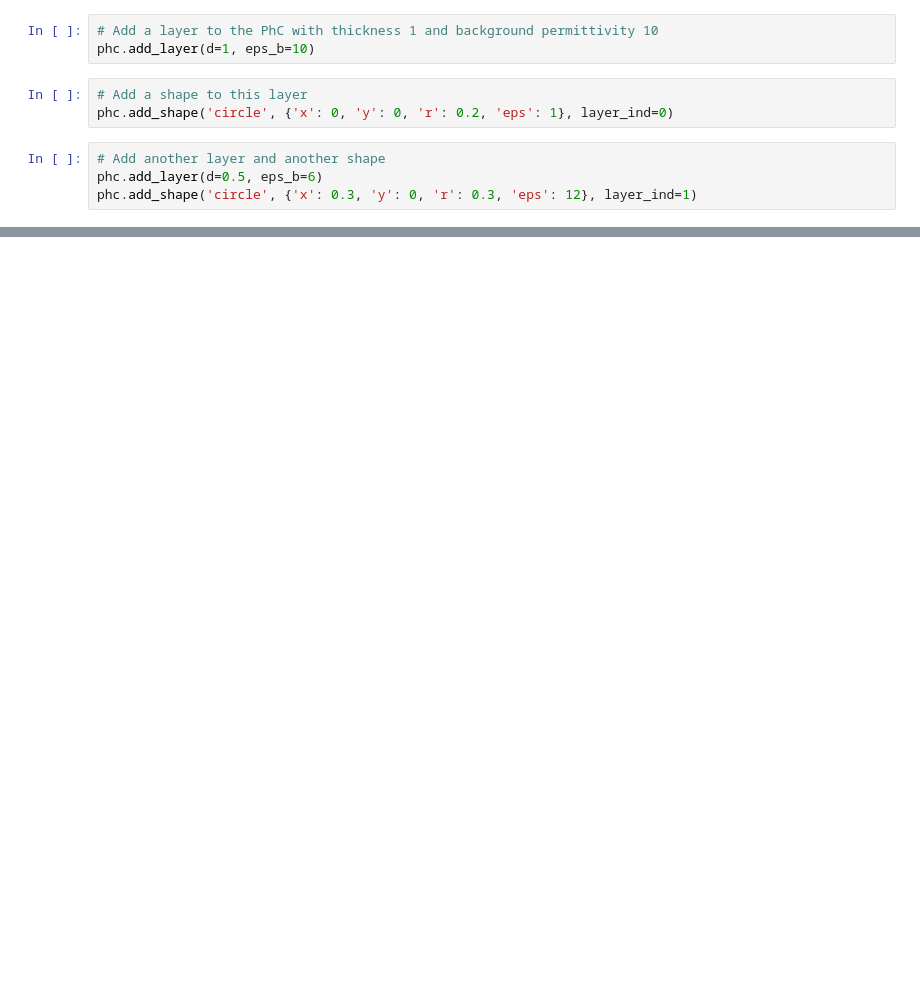
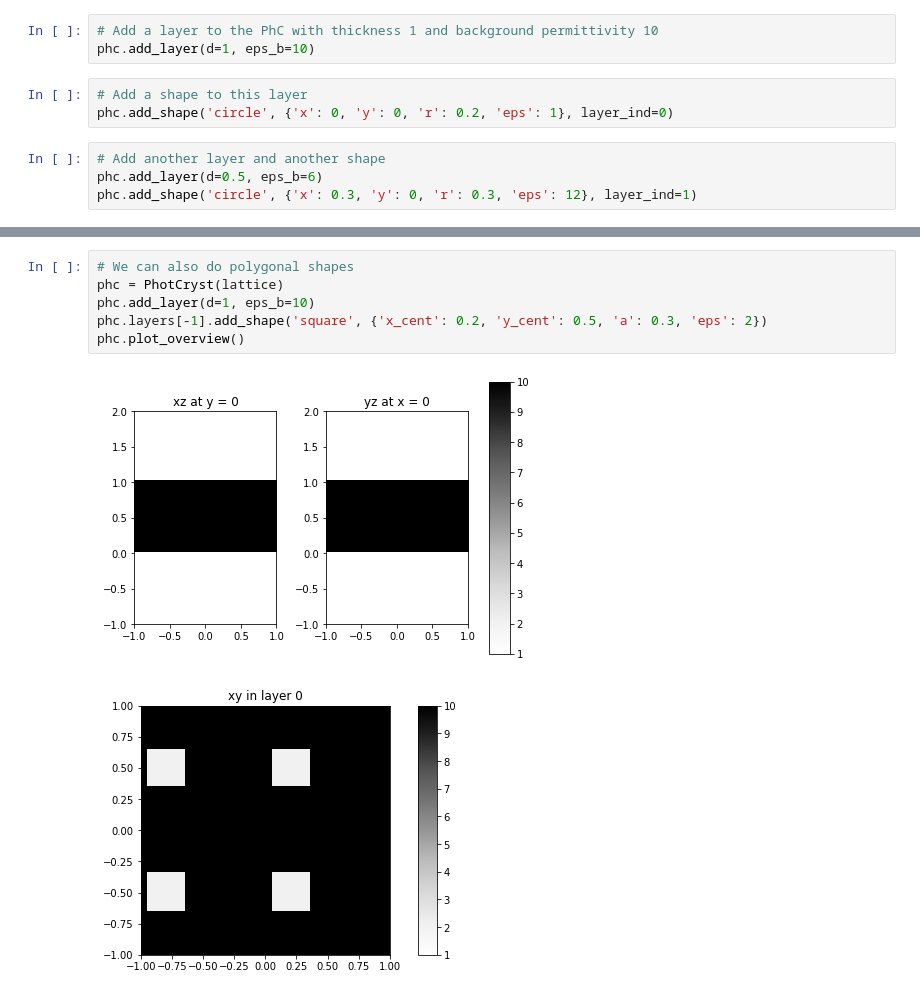
Before and after one commit to fancompute/legume, a Jupyter notebook: test_notebook.ipynb, the cells around one changed output, grey strips where cells are left out. Saved outputs shown, nothing was run; the diff lists cells and outputs as text; blank space fills up the shorter version.

Commit message:
Added square and polygon shapes

```diff
--- a/test_notebook.ipynb
+++ b/test_notebook.ipynb
@@ -47 +46,10 @@ phc.plot_overview()
 [figure]
+# %%
+# We can also do polygonal shapes
+phc = PhotCryst(lattice)
+phc.add_layer(d=1, eps_b=10)
+phc.layers[-1].add_shape('square', {'x_cent': 0.2, 'y_cent': 0.5, 'a': 0.3, 'eps': 2})
+phc.plot_overview()
+# %% [output]
+[figure, added]
+[figure, added]
```
Also changed, not shown: parts of 7 cells of this notebook, 2 other files.
